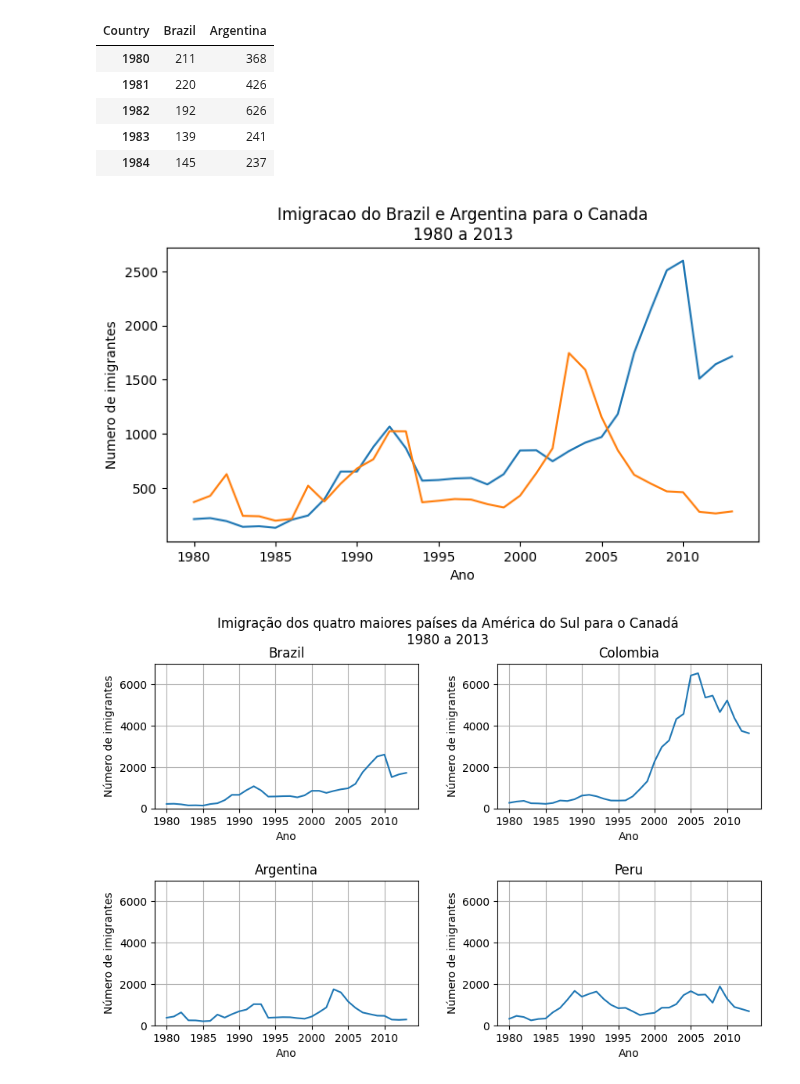
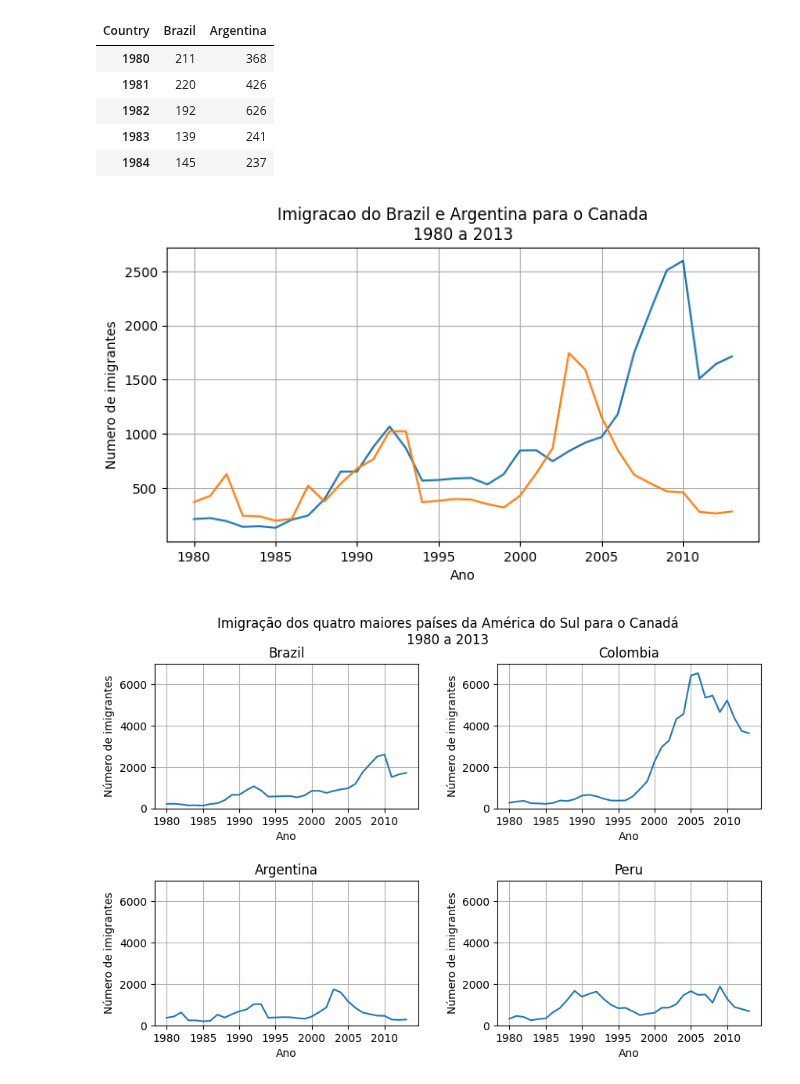
Before and after one commit to 59cyluc/data-science-studies, a Jupyter notebook: 00_canadian_immigration/01_canadian_immigration.ipynb, the cells around one changed output. Saved outputs shown, nothing was run; the diff lists cells and outputs as text; code cells hidden in the pictures.

```diff
--- a/00_canadian_immigration/01_canadian_immigration.ipynb
+++ b/00_canadian_immigration/01_canadian_immigration.ipynb
@@ -159,15 +159,15 @@ Argentina  1591  1153   847   620   540   467   459   278   263   282
 # %%
 fig, ax = plt.subplots(figsize=(8,4))
 ax.plot(dados_brazil_argentina["Brazil"], label="Brazil")
 ax.plot(dados_brazil_argentina["Argentina"], label="Argentina")
 ax.set_title("Imigracao do Brazil e Argentina para o Canada\n1980 a 2013")
 ax.set_xlabel("Ano")
 ax.set_ylabel("Numero de imigrantes")
-ax.xaxis
+ax.grid(True)
 ax.xaxis.set_major_locator(plt.MultipleLocator(5))
 plt.show()
 # %% [output]
-[figure, old version]
+[figure, new version]
 # %%
 fig, axs = plt.subplots(2, 2, figsize=(10, 6))
 fig.subplots_adjust(hspace=0.5, wspace=0.3)
```
Also changed, not shown: parts of 1 cell of this notebook.
